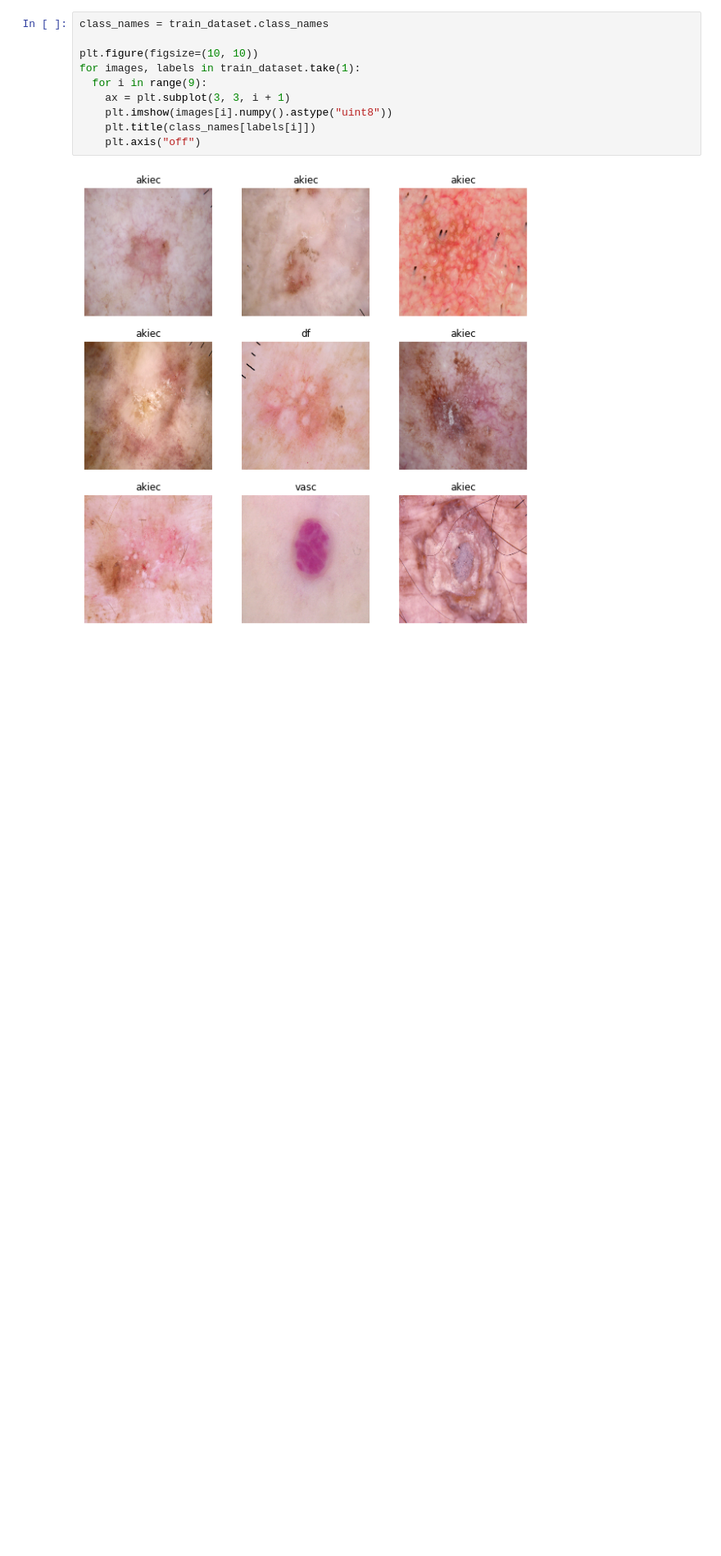
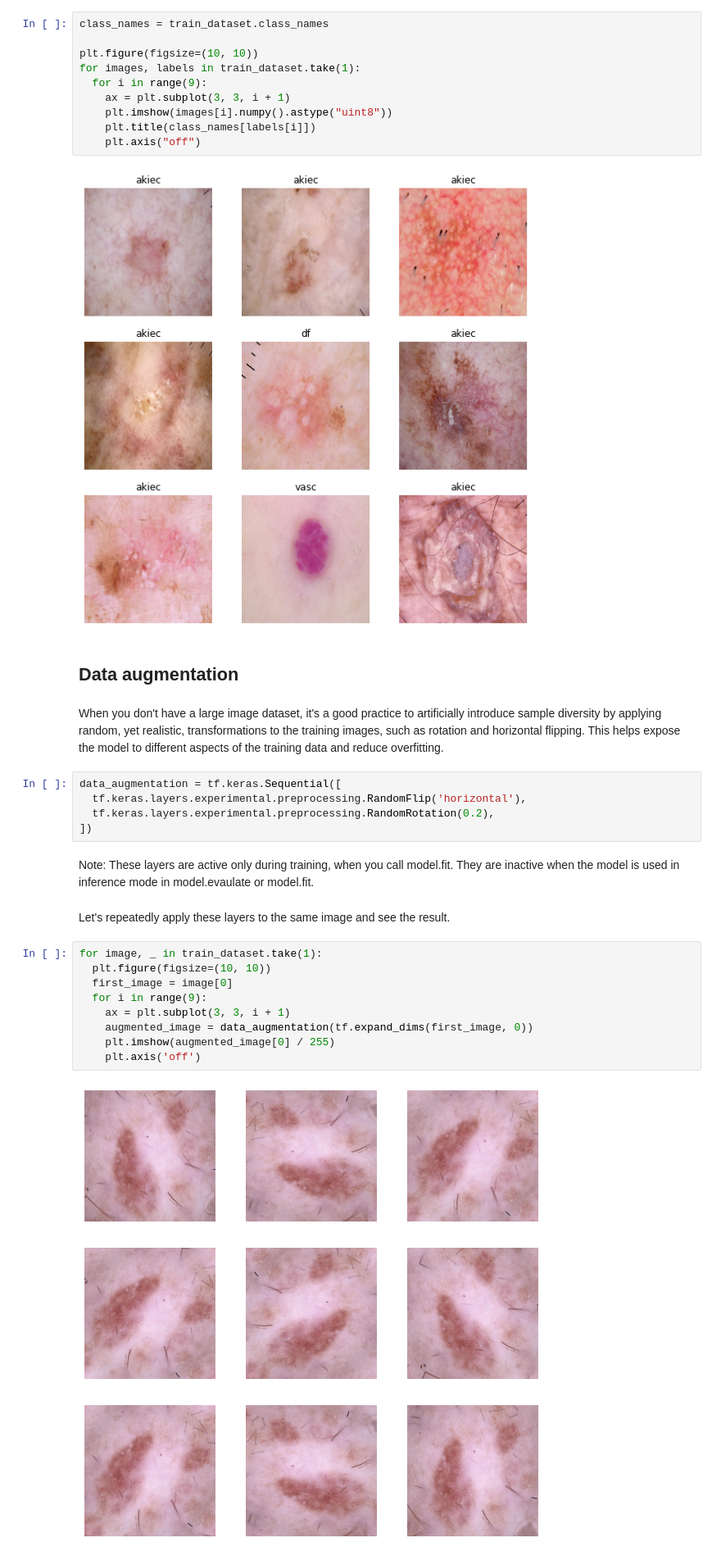
Before and after one commit to ML-Bioinfo-CEITEC/ECCB2021, a Jupyter notebook: 04_Transfer_Learning.ipynb, the cells around one changed output. Shown at 82% size. Cells and saved outputs as stored; diff of their text form; blank space fills up the shorter version.

Commit message:
data augmentation

```diff
--- a/04_Transfer_Learning.ipynb
+++ b/04_Transfer_Learning.ipynb
@@ -67,3 +71,27 @@ for images, labels in train_dataset.take(1):
     plt.axis("off")
 # %% [output]
 [figure]
+# %% [markdown]
+## Data augmentation
+# %% [markdown]
+When you don't have a large image dataset, it's a good practice to artificially introduce sample diversity by applying random, yet realistic, transformations to the training images, such as rotation and horizontal flipping. This helps expose the model to different aspects of the training data and reduce overfitting.
+# %%
+data_augmentation = tf.keras.Sequential([
+  tf.keras.layers.experimental.preprocessing.RandomFlip('horizontal'),
+  tf.keras.layers.experimental.preprocessing.RandomRotation(0.2),
+])
+# %% [markdown]
+Note: These layers are active only during training, when you call model.fit. They are inactive when the model is used in inference mode in model.evaulate or model.fit.
+# %% [markdown]
+Let's repeatedly apply these layers to the same image and see the result.
+# %%
+for image, _ in train_dataset.take(1):
+  plt.figure(figsize=(10, 10))
+  first_image = image[0]
+  for i in range(9):
+    ax = plt.subplot(3, 3, i + 1)
+    augmented_image = data_augmentation(tf.expand_dims(first_image, 0))
+    plt.imshow(augmented_image[0] / 255)
+    plt.axis('off')
+# %% [output]
+[figure, added]
```
Also changed, not shown: parts of 3 cells of this notebook.
